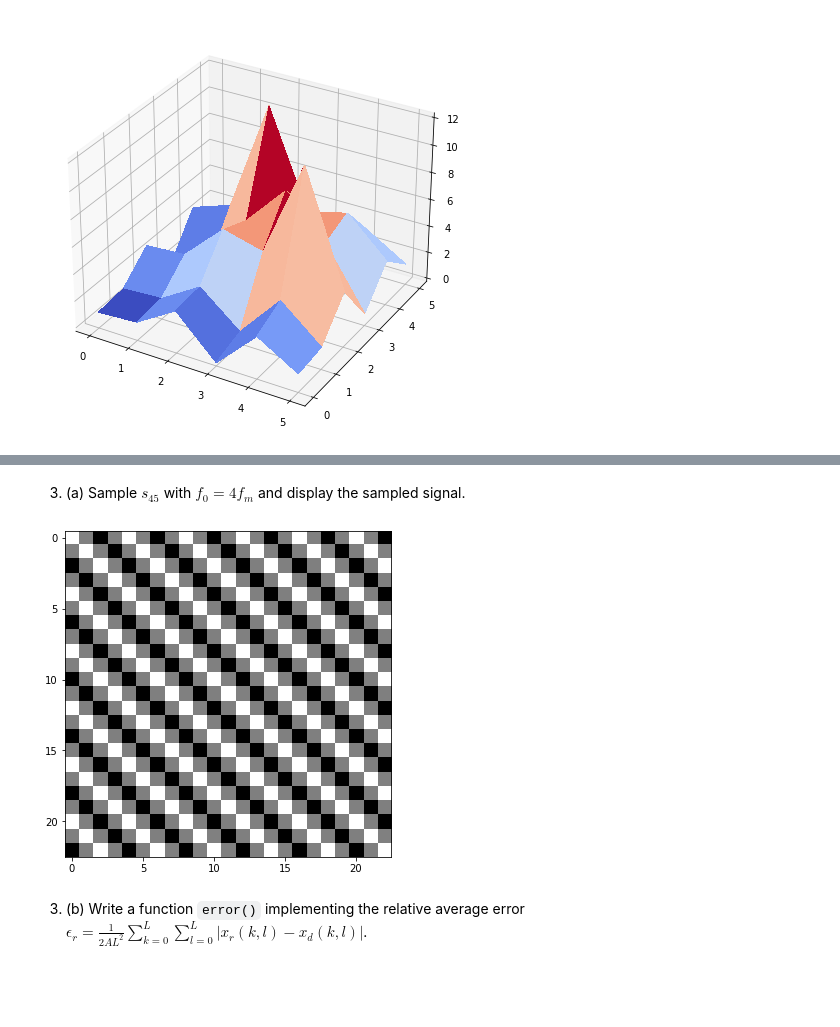
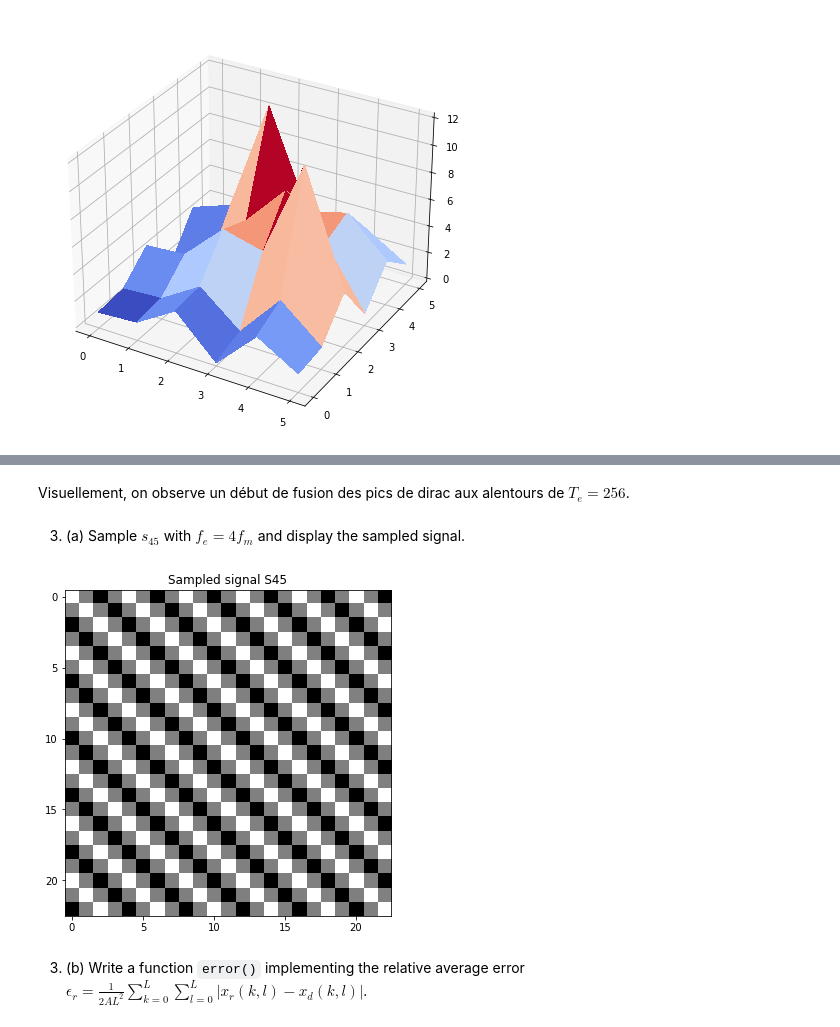
Before and after one commit to LUKALAVAL/BIMA, a Jupyter notebook: TME3/TME3.ipynb, the cells around one changed output, grey strips where cells are left out. Saved outputs shown, nothing was run; the diff lists cells and outputs as text; code cells hidden in the pictures; blank space fills up the shorter version.

```diff
--- a/TME3/TME3.ipynb
+++ b/TME3/TME3.ipynb
@@ -153,12 +155,14 @@ for T0 in T0_values:
+# %% [markdown]
+Visuellement, on observe un début de fusion des pics de dirac aux alentours de $T_e = 256$.
 # %% [markdown]
-3. (a) Sample $s_{45}$ with $f_0=4 f_m$ and display the sampled signal.
+3. (a) Sample $s_{45}$ with $f_e=4 f_m$ and display the sampled signal.
 # %%
 fe = 4*fm
 
-Sampled_S45_a = sinusoid2d(1, 45, 512, T, 1/fe)
-imshow(Sampled_S45_a)
+Sampled_S45 = sinusoid2d(1, 45, 512, 64, 1/fe)
+imshow(Sampled_S45, 'Sampled signal S45')
 # %% [output]
-[figure, old version]
+[figure, new version]
 # %% [markdown]
 3. (b) Write a function `error()` implementing the relative average error $\displaystyle\epsilon_r = \frac 1{2AL^2}\sum_{k=0}^L\sum_{l=0}^L |x_r(k,l)-x_d(k,l)|$.
 # %%
```
Also changed, not shown: parts of 14 cells of this notebook.
